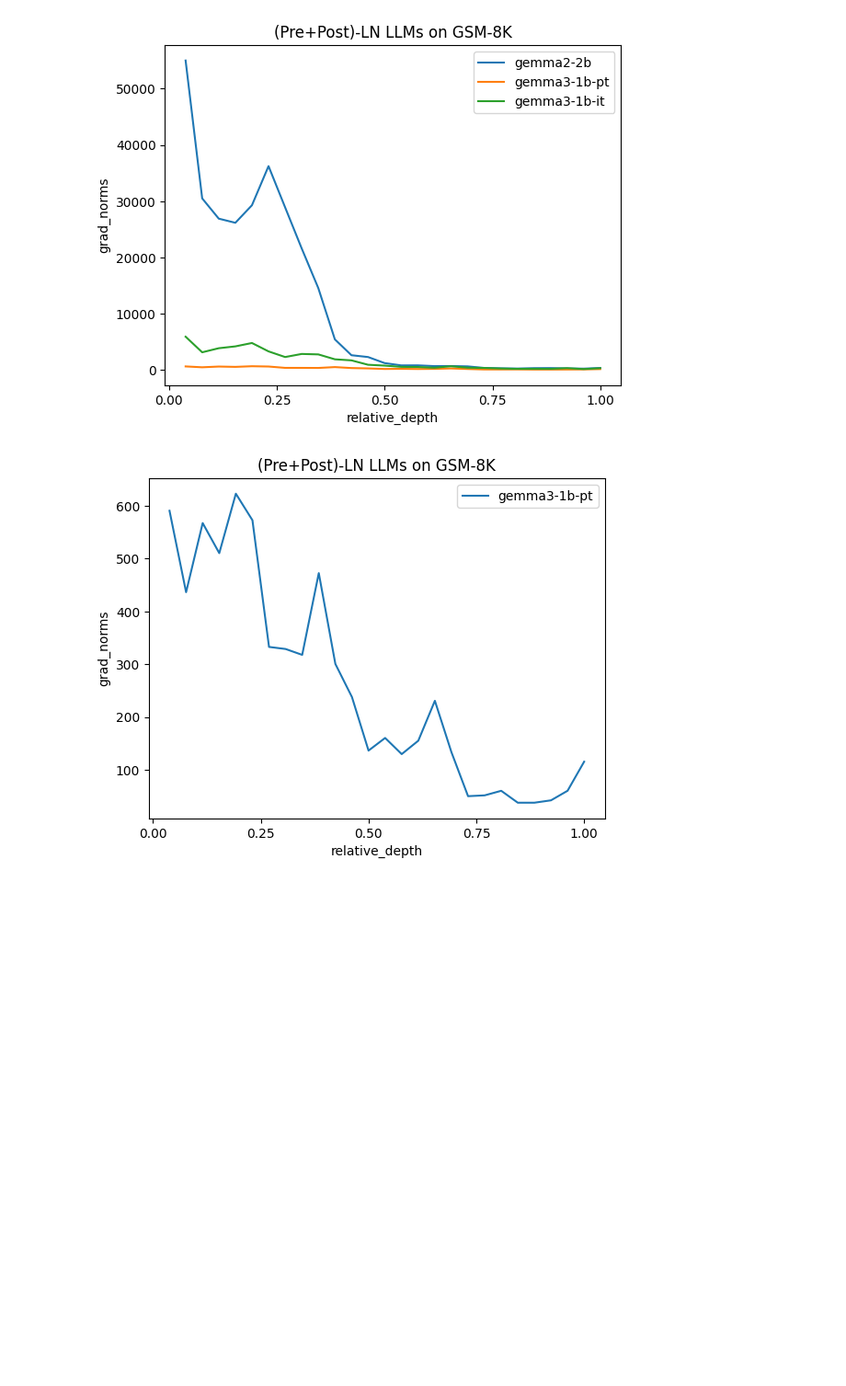
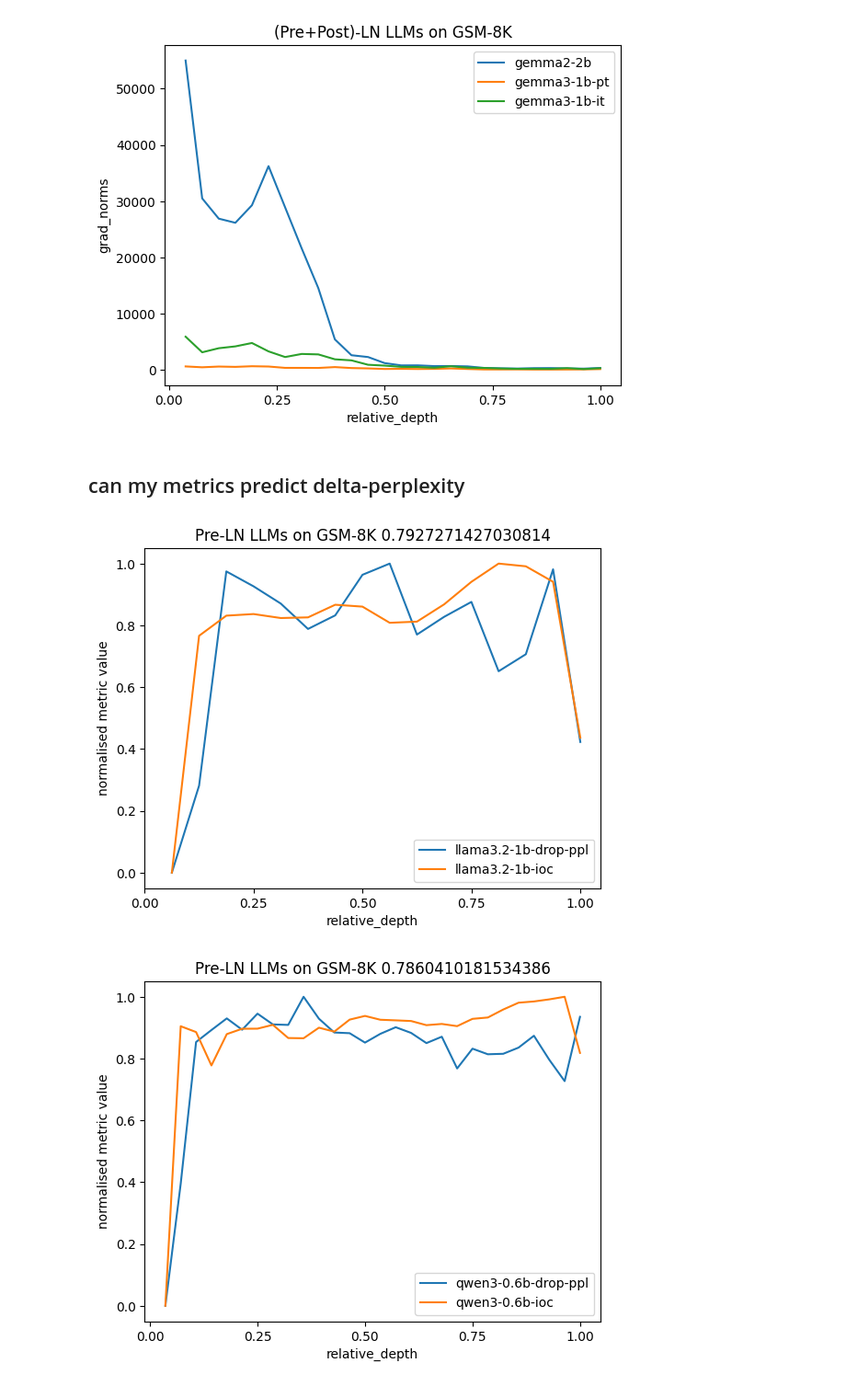
Before and after one commit to jaisidhsingh/llms_and_depth, a Jupyter notebook: notebooks/initial_plots.ipynb, the cells around one changed output. Shown at 92% size. Drawn from its saved outputs; the diff is of its cells as text; code cells hidden in the pictures; blank space fills up the shorter version.

```diff
--- a/notebooks/initial_plots.ipynb
+++ b/notebooks/initial_plots.ipynb
@@ -190,20 +192,5 @@ plt.show()
 # %% [output]
 [figure]
 [figure]
-# %%
-for name in ['gemma3-1b-pt']:
-    xl = 'relative_depth'
-    yl = 'grad_norms'
-    x = gn[name][xl]
-    y = gn[name][yl]
-
-    plt.plot(x, y, label=name)
-    plt.xlabel(xl)
-    plt.xticks([i/4 for i in range(5)])
-    plt.ylabel(yl)
-
-plt.title("(Pre+Post)-LN LLMs on GSM-8K")
-plt.legend()
-plt.show()
-# %% [output]
-[figure, removed]
+# %% [markdown]
+## can my metrics predict delta-perplexity
@@ -209,0 +200,27 @@ plt.show()
+# %%
+for name in ['llama3.2-1b', 'qwen3-0.6b', 'qwen3-0.6b-it']:
+    xl = 'relative_depth'
+    yl = 'drop_perplexities'
+
+    zl = 'input_output_cossim'
+
+    x = ppl[name][xl] #[3:]
+    y = -1 * np.array([np.log(u)for u in ppl[name][yl]])
+    z = np.array(ww[name][zl])
+
+    y = (y-y.min())/(y.max() - y.min())
+    z = (z-z.min())/(z.max() - z.min())
+
+    rho = dcor.distance_correlation(y, z)
+    plt.plot(x, y, label=f"{name}-drop-ppl")
+    plt.plot(x, z, label=f"{name}-ioc")
+    plt.xlabel(xl)
+    plt.xticks([i/4 for i in range(5)])
+    plt.ylabel('normalised metric value')
+
+    plt.legend()
+    plt.title(f"Pre-LN LLMs on GSM-8K {rho}")
+    plt.show()
+# %% [output]
+[figure, added]
+[figure, added]
```
Also changed, not shown: parts of 7 cells of this notebook.
